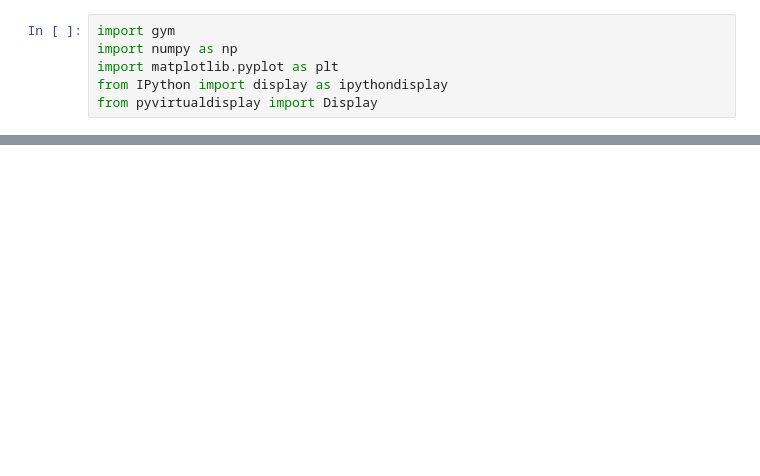
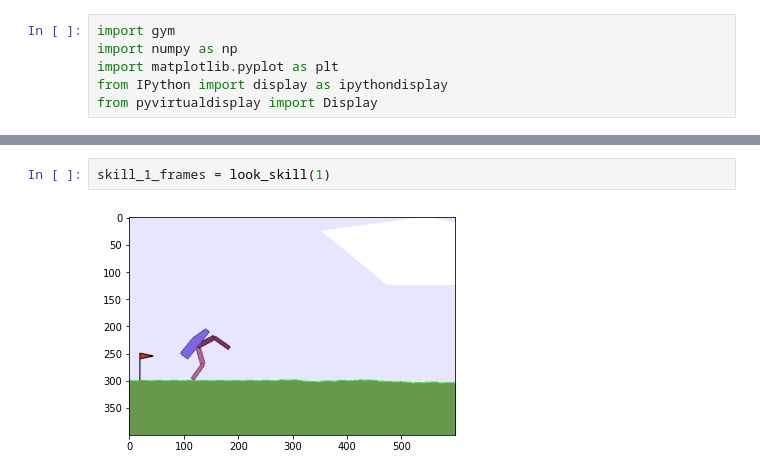
Before and after one commit to skywalker0803r/DIAYN, a Jupyter notebook: DIYAN.ipynb, the cells around one changed output, grey strips where cells are left out. Drawn from its saved outputs; the diff is of its cells as text; blank space fills up the shorter version.

```diff
--- a/DIYAN.ipynb
+++ b/DIYAN.ipynb
@@ -175,0 +183,4 @@ look_skill(1)
+# %%
+skill_1_frames = look_skill(1)
+# %% [output]
+[figure, added]
```
Also changed, not shown: parts of 9 cells of this notebook.
